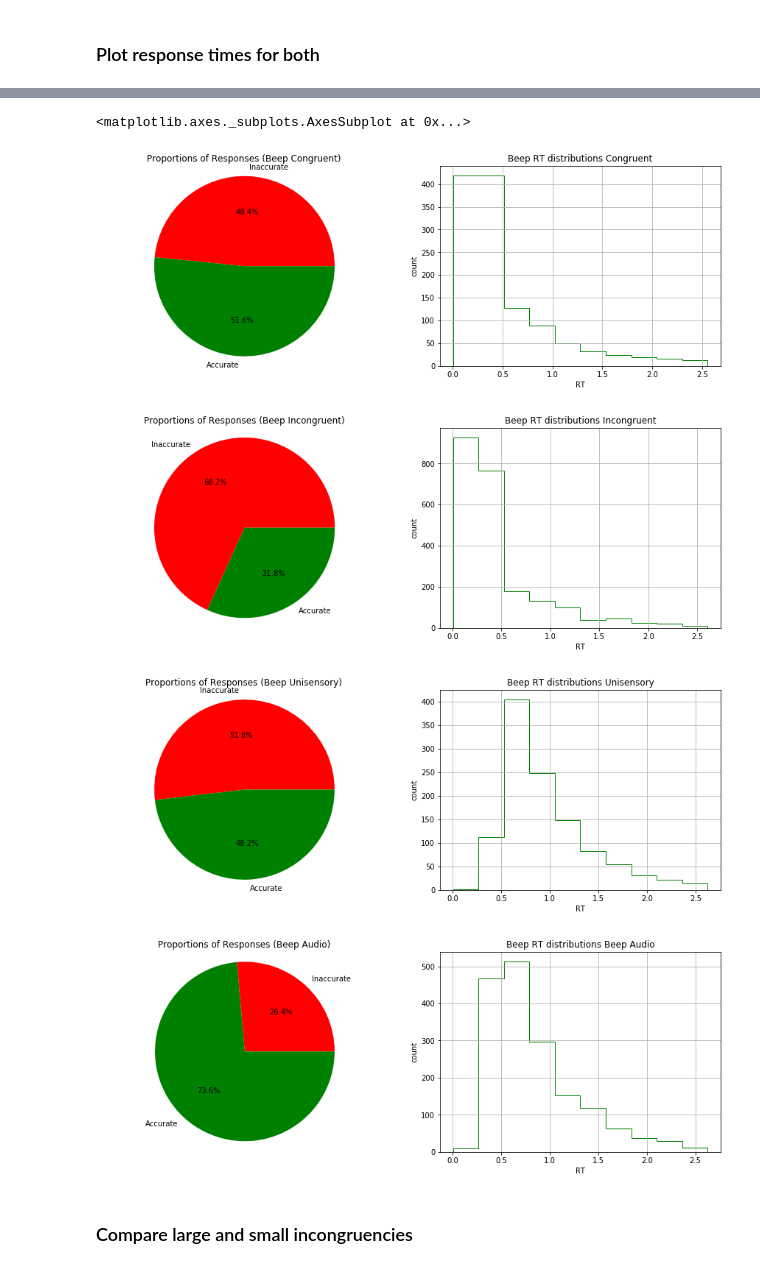
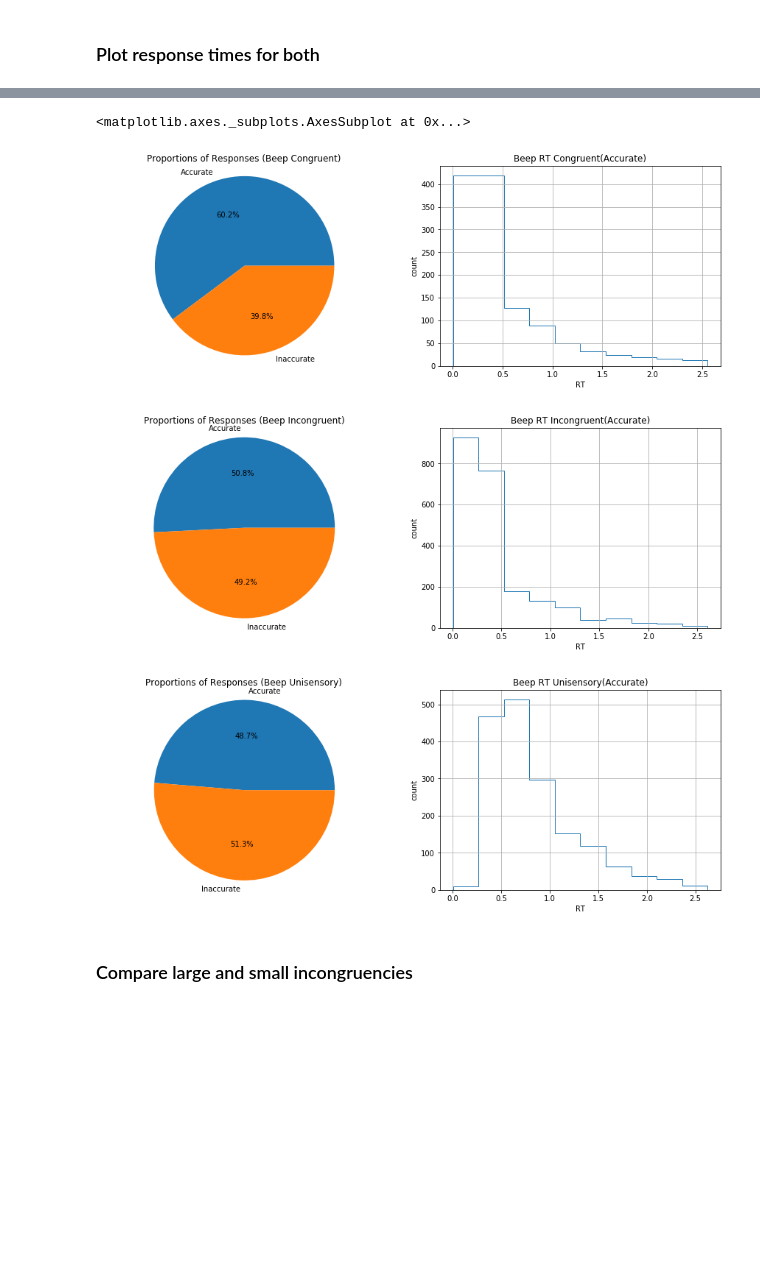
Before and after one commit to chauedwin/NumerosityHDDM, a Jupyter notebook: NumerosityHDDM.ipynb, the cells around one changed output, grey strips where cells are left out. Saved outputs shown, nothing was run; the diff lists cells and outputs as text; code cells hidden in the pictures; blank space fills up the shorter version.

Commit message:
subset cong trials

```diff
--- a/NumerosityHDDM.ipynb
+++ b/NumerosityHDDM.ipynb
@@ -166,7 +167,19 @@ for i in np.arange(0, len(datab)):
     arr = np.insert(arr, 0, int(subjidb[i]), axis=1)
     trialsb = np.vstack((trialsb, arr))
 trialsb = trialsb[1:]
-print(len(trialsb))
+#print((trialsb))
+
+count = 0
+accvec = np.empty((1,1))
+for rows in trialsb:
+    if (rows[1] == 3) & (rows[2] == 3):
+        accvec = np.append(accvec, rows[2] - rows[4])
+accvec = accvec[1:]
+unique, counts = np.unique(accvec, return_counts=True)
+print(dict(zip(unique, counts)))
+print(len(accvec))
+print(counts[1])
+print(float(counts[1]) / float(len(accvec)))
 
 # add a response column to second column, 1 if correct 0 if wrong
 respcolf = np.empty((1,1))
@@ -214,6 +230,4 @@ congb = trialsb.loc[trialsb['flashpres'] == trialsb['beeppres']]
 
 incongb = trialsb.loc[(trialsb['flashpres'] != trialsb['beeppres']) & (trialsb['flashpres'] != 0) & (trialsb['beeppres'] != 0)]
 
-unib = trialsb.loc[(trialsb['flashpres'] != 0) & (trialsb['beeppres'] == 0)]
-
-audiob = trialsb.loc[(trialsb['flashpres'] == 0) & (trialsb['beeppres'] != 0)]
+unib = trialsb.loc[(trialsb['flashpres'] == 0) & (trialsb['beeppres'] != 0)]
@@ -334,67 +364,52 @@ audiof.loc[audiof['responseb'] == 1].rt.hist(histtype='step', edgecolor="green",
 # %%
-#print(congb['responsef'].value_counts())
-sizes = [congb['responsef'].value_counts()[0], congb['responsef'].value_counts()[1]]
-labels = ['Inaccurate', 'Accurate']
+#### print(congb['responsef'].value_counts())
+sizes = [congb['responseb'].value_counts()[1], congb['responsef'].value_counts()[0]]
+labels = ['Accurate', 'Inaccurate']
 
 fig5 = plt.figure(figsize=(15, 5))
 ax = fig5.add_subplot(121, title='Proportions of Responses (Beep Congruent)')
-ax.pie(sizes, colors=["red", "green"], labels = labels, autopct='%1.1f%%')
+ax.pie(sizes, labels = labels, autopct='%1.1f%%')
 ax.axis('equal')
 
-ax = fig5.add_subplot(122, xlabel='RT', ylabel='count', title='Beep RT distributions Congruent')
+ax = fig5.add_subplot(122, xlabel='RT', ylabel='count', title='Beep RT Congruent(Accurate)')
 #for i, subj_data in congb.groupby('response'):
 #    subj_data.rt.hist(bins=20, histtype='step', ax=ax)
-congb.loc[congb['responsef'] == 1].rt.hist(histtype='step', edgecolor="green", ax = ax)
+congb.loc[congb['responsef'] == 1].rt.hist(histtype='step', ax = ax)
 
 
 #print(incongbdata['response'].value_counts())
-sizes = [incongb['responsef'].value_counts()[0], incongb['responsef'].value_counts()[1]]
-labels = ['Inaccurate', 'Accurate']
+sizes = [incongb['responseb'].value_counts()[1], incongb['responsef'].value_counts()[0]]
+labels = ['Accurate', 'Inaccurate']
 
 fig6 = plt.figure(figsize=(15, 5))
 ax = fig6.add_subplot(121, title='Proportions of Responses (Beep Incongruent)')
-ax.pie(sizes, colors=["red", "green"], labels = labels, autopct='%1.1f%%')
+ax.pie(sizes, labels = labels, autopct='%1.1f%%')
 ax.axis('equal')
 
-ax = fig6.add_subplot(122, xlabel='RT', ylabel='count', title='Beep RT distributions Incongruent')
+ax = fig6.add_subplot(122, xlabel='RT', ylabel='count', title='Beep RT Incongruent(Accurate)')
 #for i, subj_data in incongb.groupby('response'):
 #    subj_data.rt.hist(bins=20, histtype='step', ax=ax)
-incongb.loc[incongb['responsef'] == 1].rt.hist(histtype='step', edgecolor="green", ax = ax)
+incongb.loc[incongb['responsef'] == 1].rt.hist(histtype='step', ax = ax)
 
 
 #print(unibdata['response'].value_counts())
-sizes = [unib['responsef'].value_counts()[0], unib['responsef'].value_counts()[1]]
-labels = ['Inaccurate', 'Accurate']
+sizes = [uni1b['responseb'].value_counts()[1], unib['responseb'].value_counts()[0]]
+labels = ['Accurate', 'Inaccurate']
 
 fig7 = plt.figure(figsize=(15, 5))
 ax = fig7.add_subplot(121, title='Proportions of Responses (Beep Unisensory)')
-ax.pie(sizes, colors=["red", "green"], labels = labels, autopct='%1.1f%%')
+ax.pie(sizes, labels = labels, autopct='%1.1f%%')
 ax.axis('equal')
 
-ax = fig7.add_subplot(122, xlabel='RT', ylabel='count', title='Beep RT distributions Unisensory')
+ax = fig7.add_subplot(122, xlabel='RT', ylabel='count', title='Beep RT Unisensory(Accurate)')
 #for i, subj_data in unib.groupby('response'):
 #    subj_data.rt.hist(bins=20, histtype='step', ax=ax)
-unib.loc[unib['responsef'] == 1].rt.hist(histtype='step', edgecolor="green", ax = ax)
-
-
-sizes = [audiob['responseb'].value_counts()[0], audiob['responseb'].value_counts()[1]]
-labels = ['Inaccurate', 'Accurate']
-
-fig8 = plt.figure(figsize=(15, 5))
-ax = fig8.add_subplot(121, title='Proportions of Responses (Beep Audio)')
-ax.pie(sizes, colors=["red", "green"], labels = labels, autopct='%1.1f%%')
-ax.axis('equal')
-
-ax = fig8.add_subplot(122, xlabel='RT', ylabel='count', title='Beep RT distributions Beep Audio')
-#for i, subj_data in audiof.groupby('responseb'):
-#    subj_data.rt.hist(bins=20, histtype='step', edgecolor="green", ax=ax)
-audiob.loc[audiob['responseb'] == 1].rt.hist(histtype='step', edgecolor="green", ax = ax)
+unib.loc[unib['responseb'] == 1].rt.hist(histtype='step', ax = ax)
 # %% [output]
 <matplotlib.axes._subplots.AxesSubplot at 0x...>
-[figure, old version]
+[figure, new version]
-[figure, old version]
+[figure, new version]
-[figure, old version]
+[figure, new version]
-[figure, removed]
 # %% [markdown]
 ### Compare large and small incongruencies
 # %%
```
Also changed, not shown: parts of 29 cells of this notebook.
